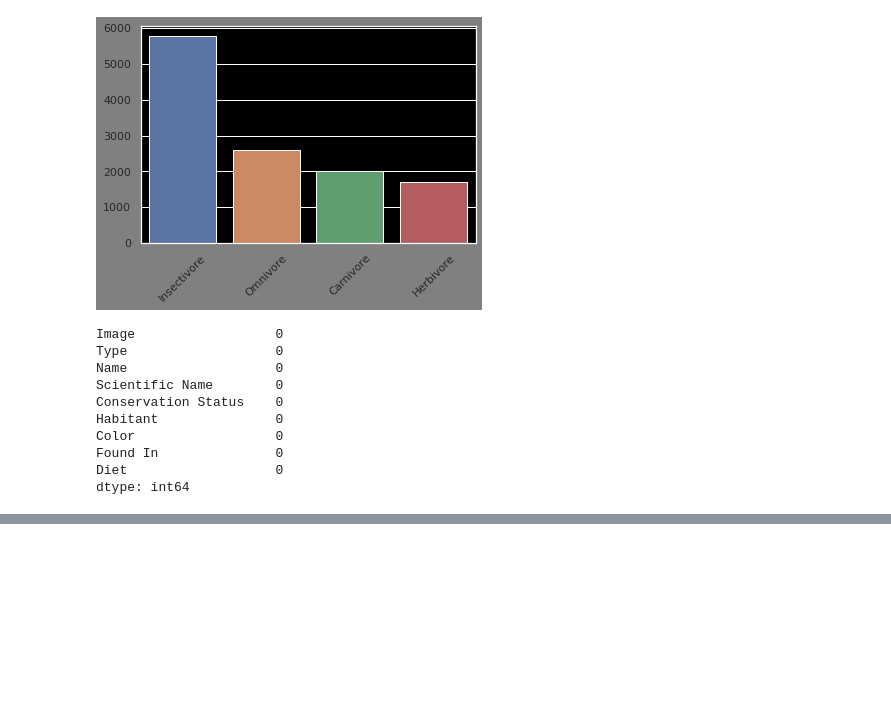
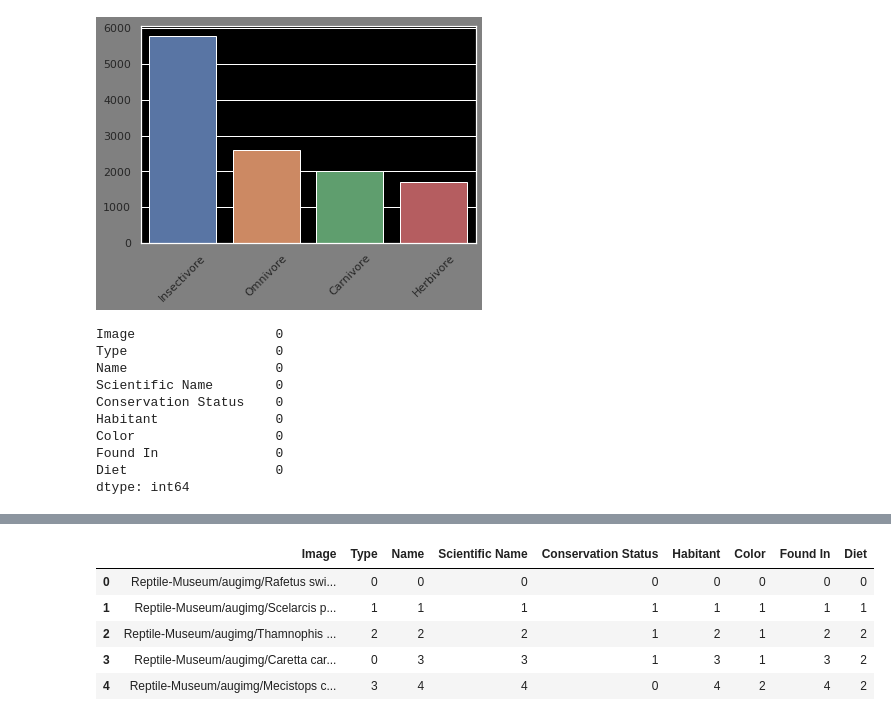
Before and after one commit to AklimaRimi/Reptile-Museum, a Jupyter notebook: notebook/DataAnalysis.ipynb, the cells around one changed output, grey strips where cells are left out. Saved outputs shown, nothing was run; the diff lists cells and outputs as text; code cells hidden in the pictures; blank space fills up the shorter version.

```diff
--- a/notebook/DataAnalysis.ipynb
+++ b/notebook/DataAnalysis.ipynb
@@ -128,3 +128,12 @@ Color                  0
 Found In               0
 Diet                   0
 dtype: int64
+# %%
+types = list(data['Type'].unique())
+name = list(data['Name'].unique())
+Sc_name = list(data['Scientific Name'].unique())
+cs = list(data['Conservation Status'].unique())
+habitat = list(data['Habitant'].unique())
+color = list(data['Color'].unique())
+found = list(data['Found In'].unique())
+diet = list(data['Diet'].unique())
@@ -130,0 +144,2 @@ dtype: int64
+# %%
+data['Type'] = data['Type'].map(lambda x: types.index(x))
@@ -130,0 +152,18 @@ dtype: int64
+# %%
+# data['Type'] = data['Type'].map(lambda x: types.index(x))
+data['Name'] = data['Name'].map(lambda x: name.index(x))
+data['Scientific Name'] = data['Scientific Name'].map(lambda x: Sc_name.index(x))
+data['Conservation Status'] = data['Conservation Status'].map(lambda x: cs.index(x))
+data['Habitant'] = data['Habitant'].map(lambda x: habitat.index(x))
+data['Color'] = data['Color'].map(lambda x: color.index(x))
+data['Found In'] = data['Found In'].map(lambda x: found.index(x))
+data['Diet'] = data['Diet'].map(lambda x: diet.index(x))
+# %%
+data.head()
+# %% [output]
+|  | Image | Type | Name | Scientific Name | Conservation Status | Habitant | Color | Found In | Diet |
+| 0 | Reptile-Museum/augimg/Rafetus swi... | 0 | 0 | 0 | 0 | 0 | 0 | 0 | 0 |
+| 1 | Reptile-Museum/augimg/Scelarcis p... | 1 | 1 | 1 | 1 | 1 | 1 | 1 | 1 |
+| 2 | Reptile-Museum/augimg/Thamnophis ... | 2 | 2 | 2 | 1 | 2 | 1 | 2 | 2 |
+| 3 | Reptile-Museum/augimg/Caretta car... | 0 | 3 | 3 | 1 | 3 | 1 | 3 | 2 |
+| 4 | Reptile-Museum/augimg/Mecistops c... | 3 | 4 | 4 | 0 | 4 | 2 | 4 | 2 |
```
Also changed, not shown: parts of 5 cells of this notebook.
